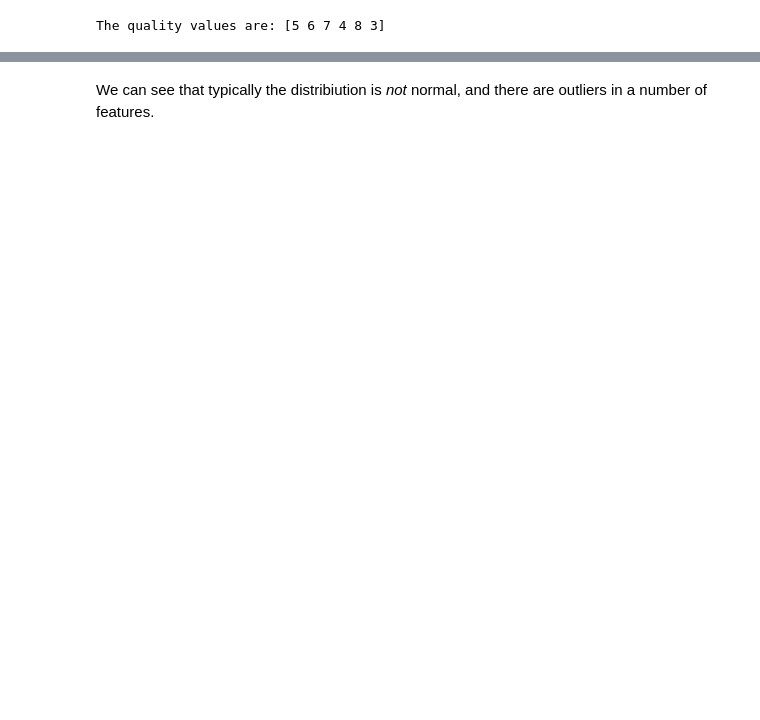
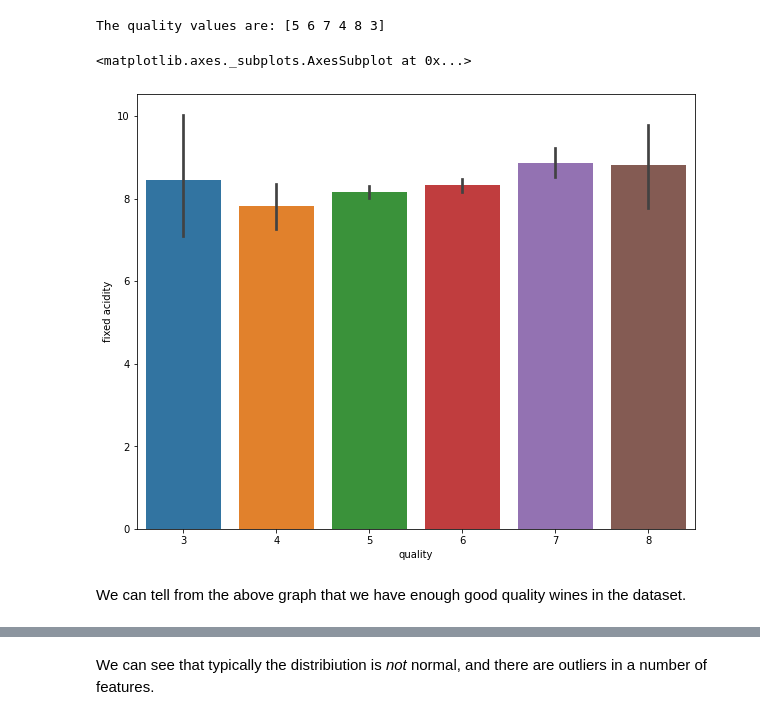
Before and after one commit to ofithcheallaigh/machine_learning_projects, a Jupyter notebook: WineQuality/wine_analysis.ipynb, the cells around one changed output, grey strips where cells are left out. Drawn from its saved outputs; the diff is of its cells as text; code cells hidden in the pictures; blank space fills up the shorter version.

```diff
--- a/WineQuality/wine_analysis.ipynb
+++ b/WineQuality/wine_analysis.ipynb
@@ -143,3 +144,9 @@ df.plot(figsize=(15,7))
 print("The quality values are:", df["quality"].unique())
 # %% [output]
 The quality values are: [5 6 7 4 8 3]
+# %%
+fig = plt.figure(figsize = (10,8))
+sns.barplot(x="quality",y="fixed acidity", data = df)
+# %% [output]
+<matplotlib.axes._subplots.AxesSubplot at 0x...>
+[figure, added]
@@ -146,3 +156,5 @@ The quality values are: [5 6 7 4 8 3]
+# %% [markdown]
+We can tell from the above graph that we have enough good quality wines in the dataset.
 # %%
 def feature_viz(feature):
     plt.figure(figsize=(15,8))
```
Also changed, not shown: parts of 6 cells of this notebook.
